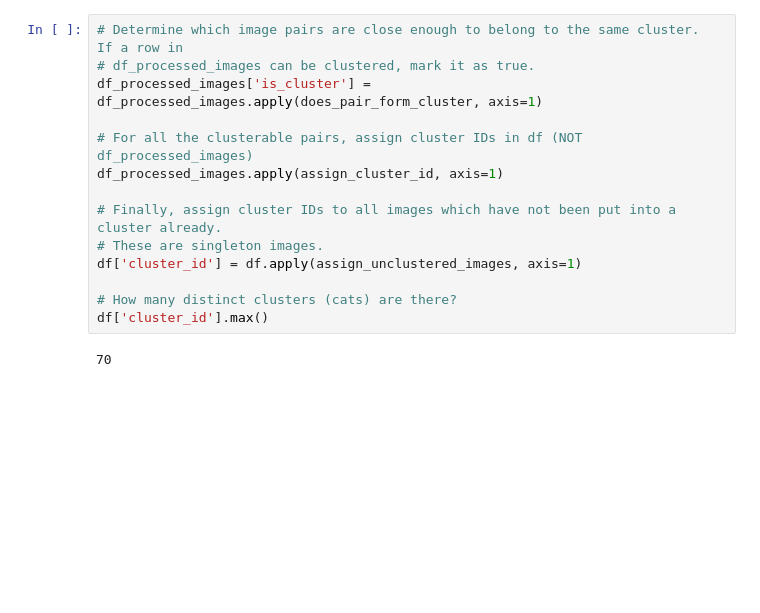
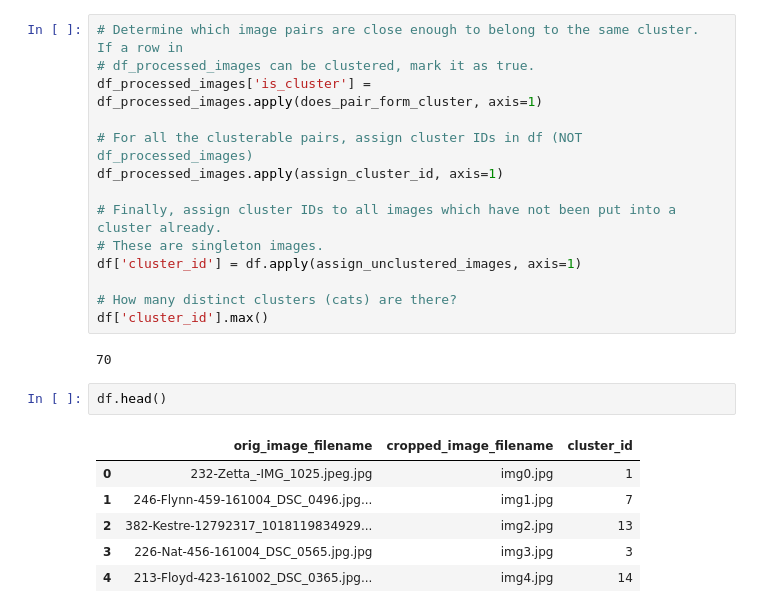
Before and after one commit to pcashman21/feral-cat-census, a Jupyter notebook: src/notebooks/cluster_by_similarity.ipynb, the cells around one changed output. Drawn from its saved outputs; the diff is of its cells as text; blank space fills up the shorter version.

```diff
--- a/src/notebooks/cluster_by_similarity.ipynb
+++ b/src/notebooks/cluster_by_similarity.ipynb
@@ -305,3 +306,12 @@ df['cluster_id'] = df.apply(assign_unclustered_images, axis=1)
 df['cluster_id'].max()
 # %% [output]
 70
+# %%
+df.head()
+# %% [output]
+|  | orig_image_filename | cropped_image_filename | cluster_id |
+| 0 | 232-Zetta_-IMG_1025.jpeg.jpg | img0.jpg | 1 |
+| 1 | 246-Flynn-459-161004_DSC_0496.jpg... | img1.jpg | 7 |
+| 2 | 382-Kestre-12792317_1018119834929... | img2.jpg | 13 |
+| 3 | 226-Nat-456-161004_DSC_0565.jpg.jpg | img3.jpg | 3 |
+| 4 | 213-Floyd-423-161002_DSC_0365.jpg... | img4.jpg | 14 |
```
Also changed, not shown: parts of 2 cells of this notebook.
